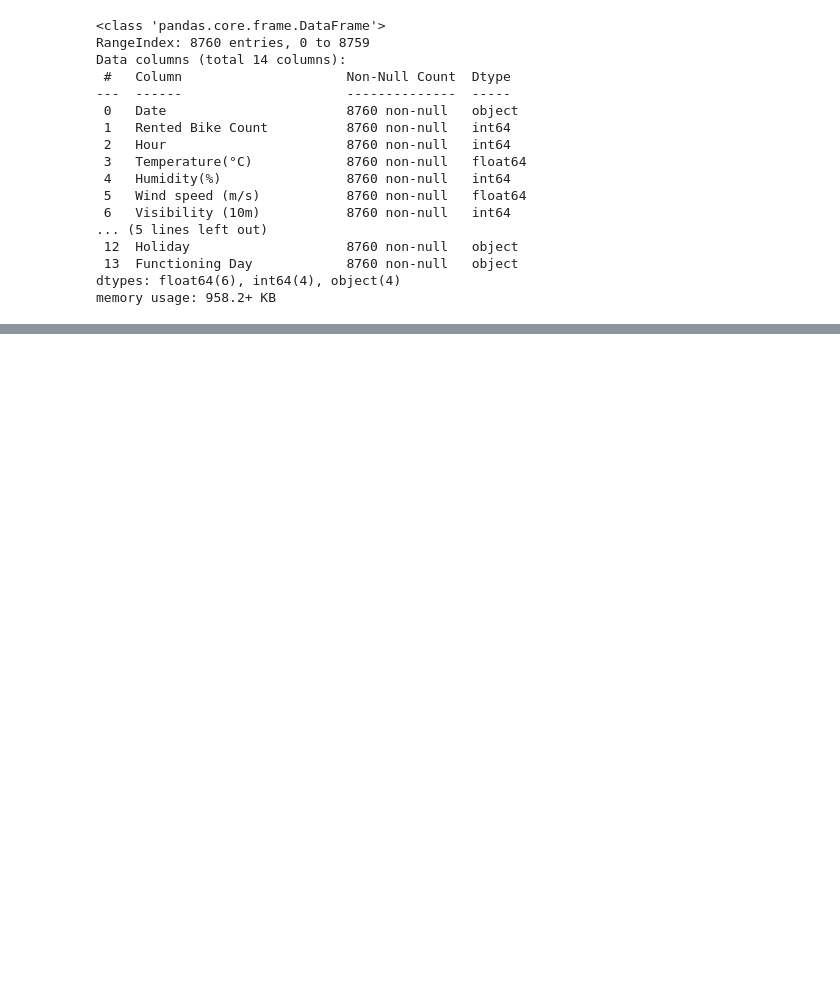
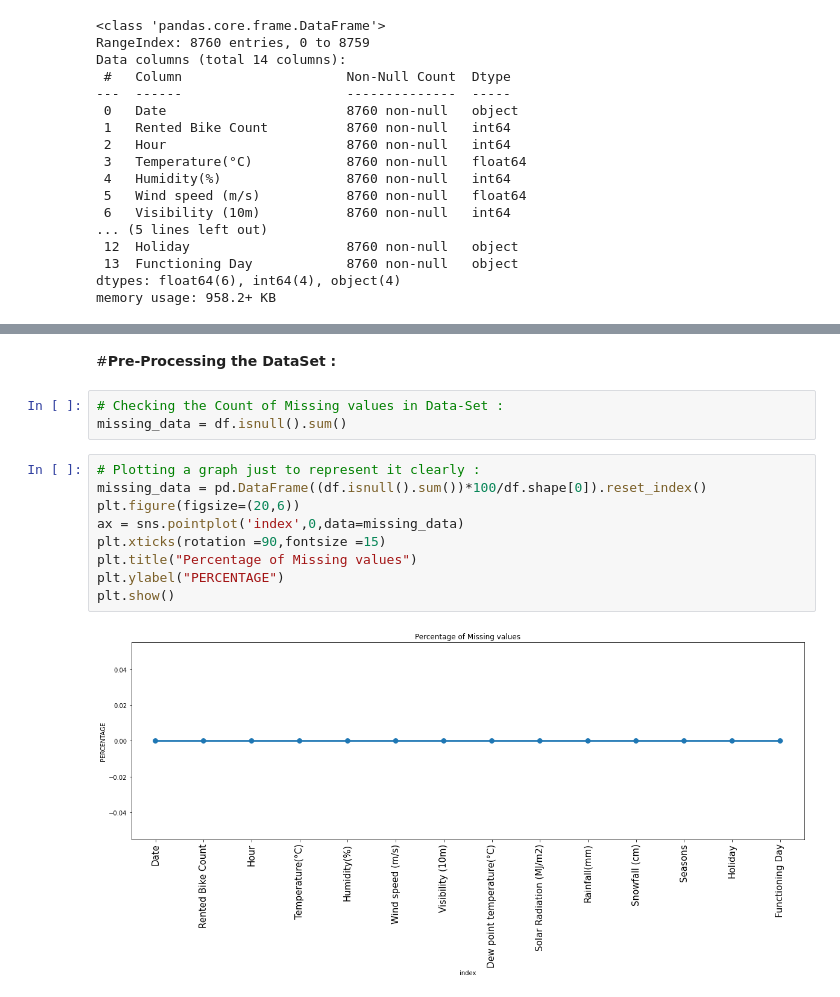
Before and after one commit to firaz-thakur/SEOUL-BIKE-SHARING-DEMAND-PREDICTION, a Jupyter notebook: Supervised_ML_Regression_Project.ipynb, the cells around one changed output, grey strips where cells are left out. Saved outputs shown, nothing was run; the diff lists cells and outputs as text; blank space fills up the shorter version.

```diff
--- a/Supervised_ML_Regression_Project.ipynb
+++ b/Supervised_ML_Regression_Project.ipynb
@@ -144,0 +161,16 @@ memory usage: 958.2+ KB
+# %% [markdown]
+#**Pre-Processing the DataSet :**
+# %%
+# Checking the Count of Missing values in Data-Set :
+missing_data = df.isnull().sum()
+# %%
+# Plotting a graph just to represent it clearly :
+missing_data = pd.DataFrame((df.isnull().sum())*100/df.shape[0]).reset_index()
+plt.figure(figsize=(20,6))
+ax = sns.pointplot('index',0,data=missing_data)
+plt.xticks(rotation =90,fontsize =15)
+plt.title("Percentage of Missing values")
+plt.ylabel("PERCENTAGE")
+plt.show()
+# %% [output]
+[figure, added]
```
Also changed, not shown: parts of 4 cells of this notebook.
